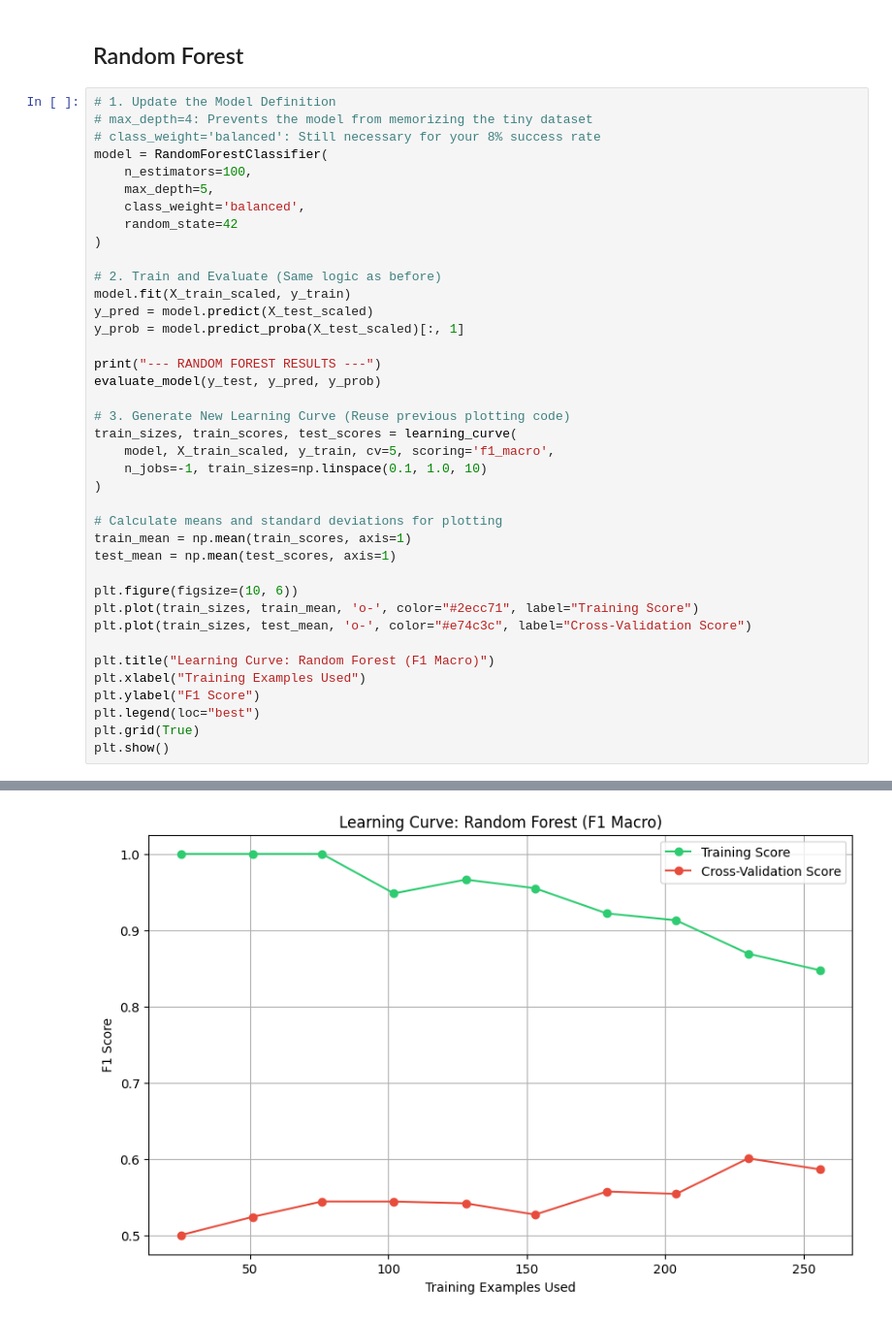
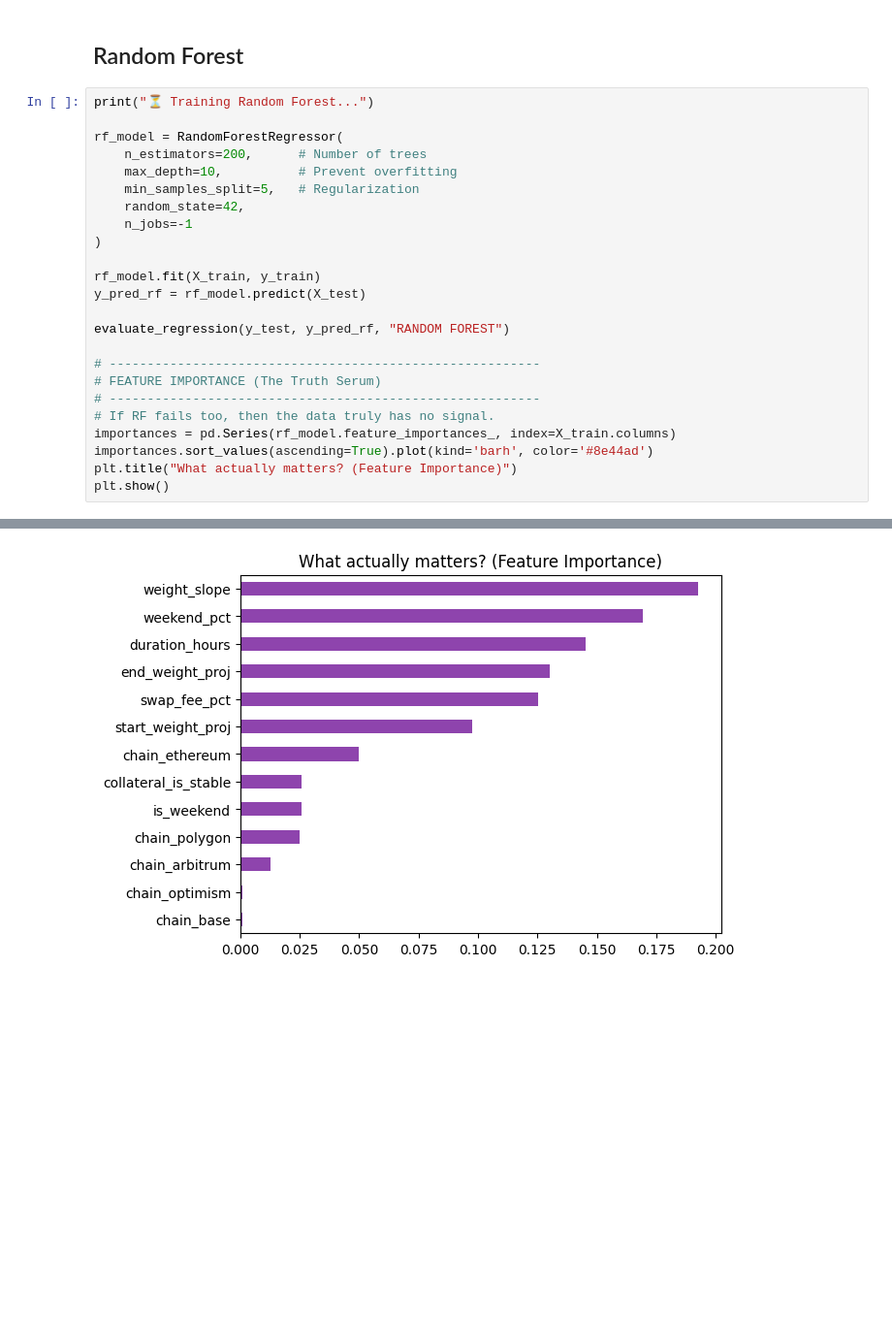
Before and after one commit to kaiquevalentim/fair-launch-analytics, a Jupyter notebook: model_development/logistic_regression_&_random_forest.ipynb, the cells around one changed output, grey strips where cells are left out. Shown at 97% size. Cells and saved outputs as stored; diff of their text form; blank space fills up the shorter version.

Commit message:
Add: Regression and Random Forest models for prediction; Started to evaluate the optimization possibility

```diff
--- a/model_development/logistic_regression_&_random_forest.ipynb
+++ b/model_development/logistic_regression_&_random_forest.ipynb
@@ -223,42 +145,27 @@ ROC-AUC Score: 0.6196911196911197
 # %% [markdown]
 ## Random Forest
 # %%
-# 1. Update the Model Definition
-# max_depth=4: Prevents the model from memorizing the tiny dataset
-# class_weight='balanced': Still necessary for your 8% success rate
-model = RandomForestClassifier(
-    n_estimators=100,
-    max_depth=5,
-    class_weight='balanced',
-    random_state=42
+print("⏳ Training Random Forest...")
+
+rf_model = RandomForestRegressor(
+    n_estimators=200,      # Number of trees
+    max_depth=10,          # Prevent overfitting
+    min_samples_split=5,   # Regularization
+    random_state=42,
+    n_jobs=-1
 )
 
-# 2. Train and Evaluate (Same logic as before)
-model.fit(X_train_scaled, y_train)
-y_pred = model.predict(X_test_scaled)
-y_prob = model.predict_proba(X_test_scaled)[:, 1]
+rf_model.fit(X_train, y_train)
+y_pred_rf = rf_model.predict(X_test)
 
-print("--- RANDOM FOREST RESULTS ---")
-evaluate_model(y_test, y_pred, y_prob)
+evaluate_regression(y_test, y_pred_rf, "RANDOM FOREST")
 
-# 3. Generate New Learning Curve (Reuse previous plotting code)
-train_sizes, train_scores, test_scores = learning_curve(
-    model, X_train_scaled, y_train, cv=5, scoring='f1_macro',
-    n_jobs=-1, train_sizes=np.linspace(0.1, 1.0, 10)
-)
-
-# Calculate means and standard deviations for plotting
-train_mean = np.mean(train_scores, axis=1)
-test_mean = np.mean(test_scores, axis=1)
-
-plt.figure(figsize=(10, 6))
-plt.plot(train_sizes, train_mean, 'o-', color="#2ecc71", label="Training Score")
-plt.plot(train_sizes, test_mean, 'o-', color="#e74c3c", label="Cross-Validation Score")
-
-plt.title("Learning Curve: Random Forest (F1 Macro)")
-plt.xlabel("Training Examples Used")
-plt.ylabel("F1 Score")
-plt.legend(loc="best")
-plt.grid(True)
+# ---------------------------------------------------------
+# FEATURE IMPORTANCE (The Truth Serum)
+# ---------------------------------------------------------
+# If RF fails too, then the data truly has no signal.
+importances = pd.Series(rf_model.feature_importances_, index=X_train.columns)
+importances.sort_values(ascending=True).plot(kind='barh', color='#8e44ad')
+plt.title("What actually matters? (Feature Importance)")
 plt.show()
 # %% [output]
@@ -268 +178 @@ ROC-AUC Score: 0.5926640926640926
-[figure, old version]
+[figure, new version]
```
Also changed, not shown: parts of 14 cells of this notebook, 1 other file.
